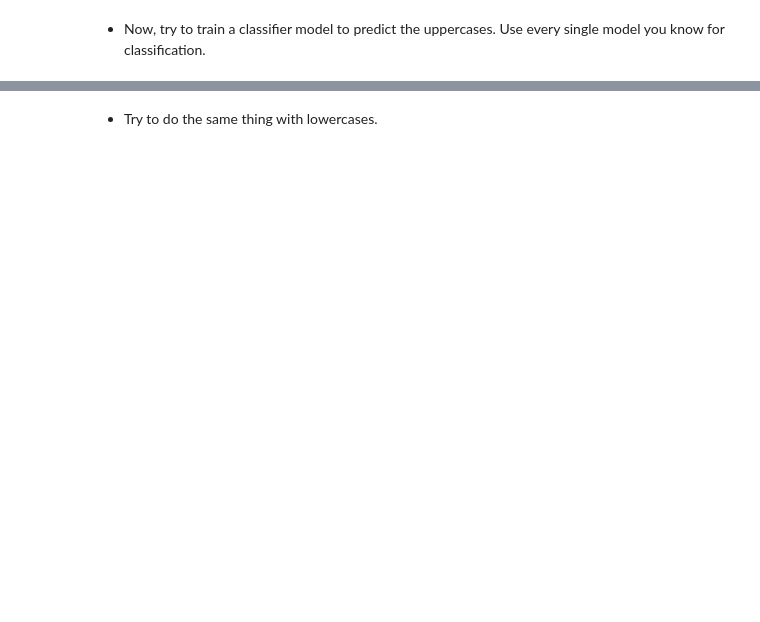
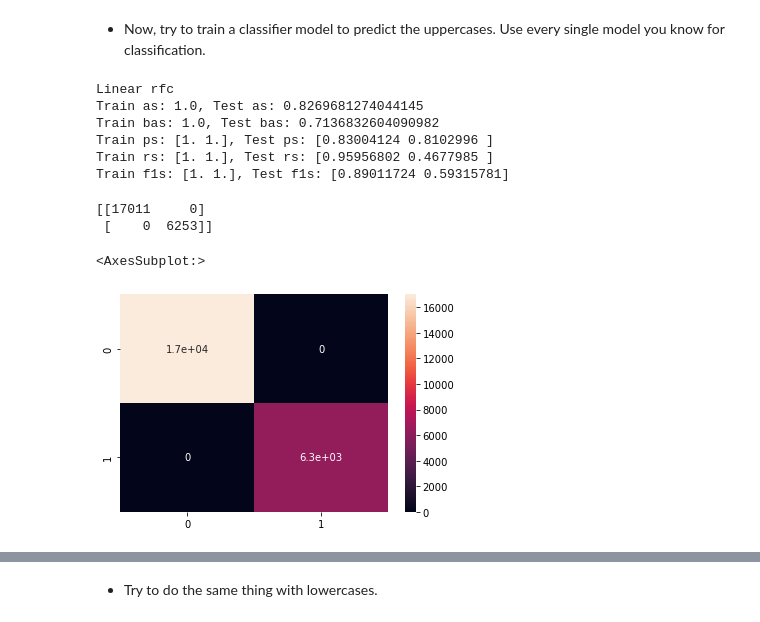
Before and after one commit to ta-data-mexpt/lab-supervised-classification, a Jupyter notebook: Supervised Classification.ipynb, the cells around one changed output, grey strips where cells are left out. Saved outputs shown, nothing was run; the diff lists cells and outputs as text; code cells hidden in the pictures; blank space fills up the shorter version.

```diff
--- a/Supervised Classification.ipynb
+++ b/Supervised Classification.ipynb
@@ -28,3 +138,40 @@ In this way, you need to visualize some data to realize which number-labels repr
 * Now, try to train a classifier model to predict the uppercases. Use every single model you know for classification.
 # %%
 # Your code here
+X_train,X_test,y_train,y_test=train_test_split(X,y,train_size=.20)
+# %%
+y_train_upper,y_test_upper=np.where((y_train>9) & (y_train<36),1,0),np.where((y_test>9) & (y_test<36),1,0)
+# %%
+rfc = RandomForestClassifier()
+rfc.fit(X_train,y_train_upper)
+y_pred_upper_rfc=rfc.predict(X_train)
+y_test_pred_upper_rfc=rfc.predict(X_test)
+print('Linear rfc')
+print(f'Train as: {accuracy_score(y_train_upper,y_pred_upper_rfc)}, Test as: {accuracy_score(y_test_upper,y_test_pred_upper_rfc)}')
+print(f'Train bas: {balanced_accuracy_score(y_train_upper,y_pred_upper_rfc)}, Test bas: {balanced_accuracy_score(y_test_upper,y_test_pred_upper_rfc)}')
+print(f'Train ps: {precision_score(y_train_upper,y_pred_upper_rfc,average=None)}, Test ps: {precision_score(y_test_upper,y_test_pred_upper_rfc,average=None)}')
+print(f'Train rs: {recall_score(y_train_upper,y_pred_upper_rfc,average=None)}, Test rs: {recall_score(y_test_upper,y_test_pred_upper_rfc,average=None)}')
+print(f'Train f1s: {f1_score(y_train_upper,y_pred_upper_rfc,average=None)}, Test f1s: {f1_score(y_test_upper,y_test_pred_upper_rfc,average=None)}')
+#print(f'Train conf_matrix:\n {confusion_matrix(y_train_upper,y_pred_upper_rfc)}\nTest conf_matriz: \n{confusion_matrix(y_test_upper,y_test_pred_upper_rfc)}')
+#print('Train')
+#plot_confusion_matrix(rfc,X_train,y_train_upper);
+#plt.show()
+#print('Test')
+#plot_confusion_matrix(rfc,X_test,y_test_upper);
+# %% [output]
+Linear rfc
+Train as: 1.0, Test as: 0.8269681274044145
+Train bas: 1.0, Test bas: 0.7136832604090982
+Train ps: [1. 1.], Test ps: [0.83004124 0.8102996 ]
+Train rs: [1. 1.], Test rs: [0.95956802 0.4677985 ]
+Train f1s: [1. 1.], Test f1s: [0.89011724 0.59315781]
+# %%
+conf_m_rfc_train=confusion_matrix(y_train_upper,y_pred_upper_rfc)
+
+print (conf_m_rfc_train)
+sns.heatmap(conf_m_rfc_train, annot=True)
+# %% [output]
+[[17011     0]
+ [    0  6253]]
+<AxesSubplot:>
+[figure, added]
```
Also changed, not shown: parts of 26 cells of this notebook.
